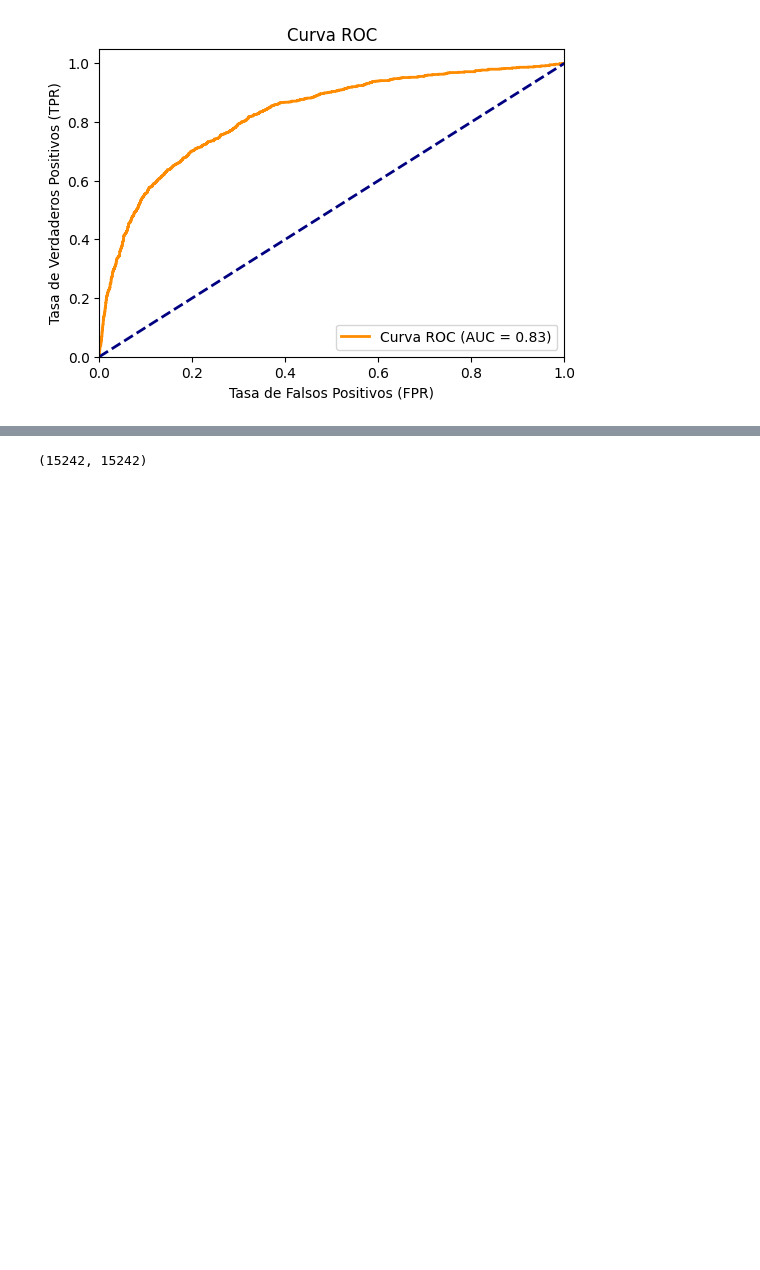
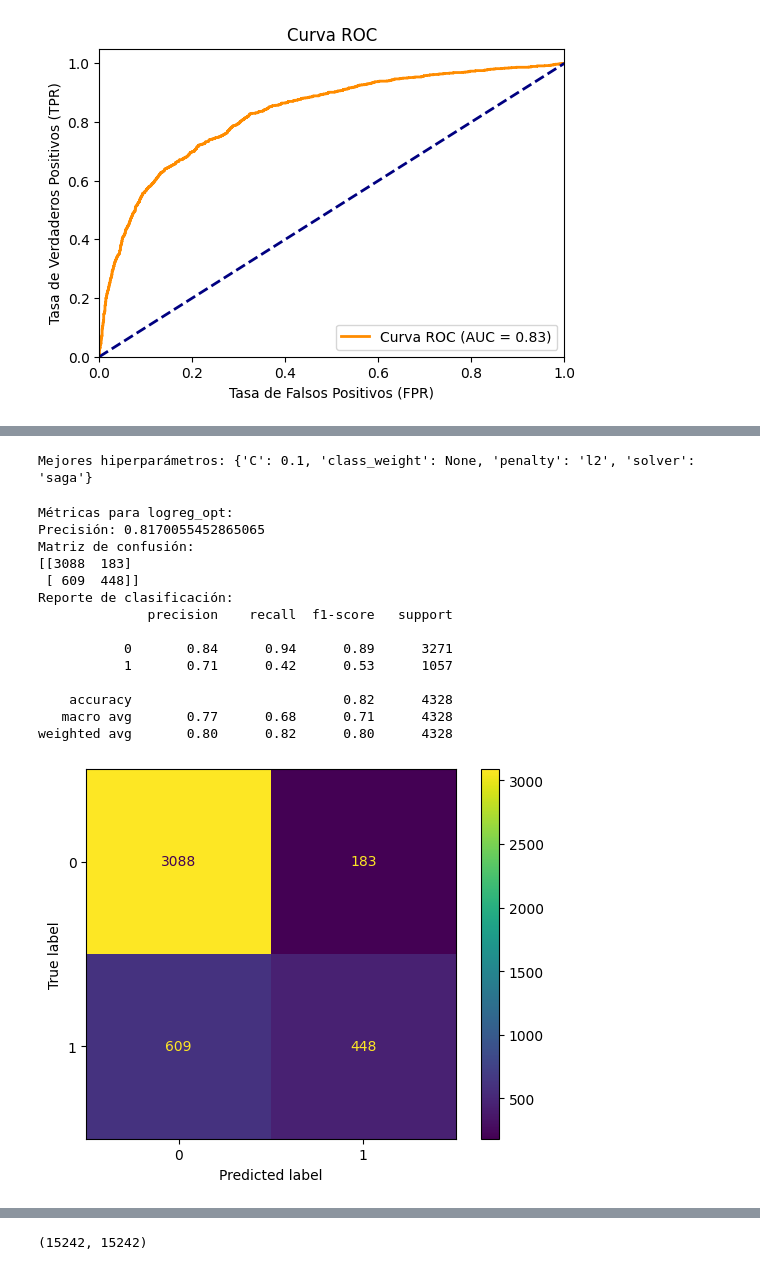
Before and after one commit to franciscoryb1/AA1-TUIA-RodriguezYBarros, a Jupyter notebook: TP-integrador-AA1.ipynb, the cells around one changed output, grey strips where cells are left out. Cells and saved outputs as stored; diff of their text form; code cells hidden in the pictures; blank space fills up the shorter version.

```diff
--- a/TP-integrador-AA1.ipynb
+++ b/TP-integrador-AA1.ipynb
@@ -2086,0 +2111,54 @@ plt.show()
+# %%
+# Obtener los mejores hiperparámetros
+best_params = grid_search.best_params_
+print("Mejores hiperparámetros:", best_params)
+# %% [output]
+Mejores hiperparámetros: {'C': 0.1, 'class_weight': None, 'penalty': 'l2', 'solver': 'saga'}
+# %%
+logreg_opt = LogisticRegression(C=0.1, class_weight=None, penalty='l2', solver='saga')
+# %%
+# Entrenar un modelo de regresión logística
+logreg_opt.fit(x_train_lg, y_train_lg)
+
+# Realizar predicciones en el conjunto de prueba
+y_pred_opt = logreg_opt.predict(x_test_lg)
+# %%
+from sklearn.metrics import accuracy_score, confusion_matrix, classification_report
+
+# Calcular métricas
+accuracy_logreg = accuracy_score(y_test_lg, y_pred_opt)
+# accuracy_logreg_2D = accuracy_score(y_test_2D, y_pred_2D)
+
+confusion_matrix_logreg = confusion_matrix(y_test_lg, y_pred_opt)
+# confusion_matrix_logreg_2D = confusion_matrix(y_test_2D, y_pred_2D)
+
+classification_report_logreg = classification_report(y_test_lg, y_pred_opt)
+# classification_report_logreg_2D = classification_report(y_test_2D, y_pred_2D)
+
+# Imprimir métricas
+print("Métricas para logreg_opt:")
+print(f'Precisión: {accuracy_logreg}')
+print("Matriz de confusión:")
+print(confusion_matrix_logreg)
+print("Reporte de clasificación:")
+print(classification_report_logreg)
+
+disp = ConfusionMatrixDisplay(confusion_matrix=confusion_matrix_logreg)
+disp.plot()
+plt.show()
+# %% [output]
+Métricas para logreg_opt:
+Precisión: 0.8170055452865065
+Matriz de confusión:
+[[3088  183]
+ [ 609  448]]
+Reporte de clasificación:
+              precision    recall  f1-score   support
+
+           0       0.84      0.94      0.89      3271
+           1       0.71      0.42      0.53      1057
+
+    accuracy                           0.82      4328
+   macro avg       0.77      0.68      0.71      4328
+weighted avg       0.80      0.82      0.80      4328
+[figure, added]
```
Also changed, not shown: parts of 39 cells of this notebook, 1 other file.
